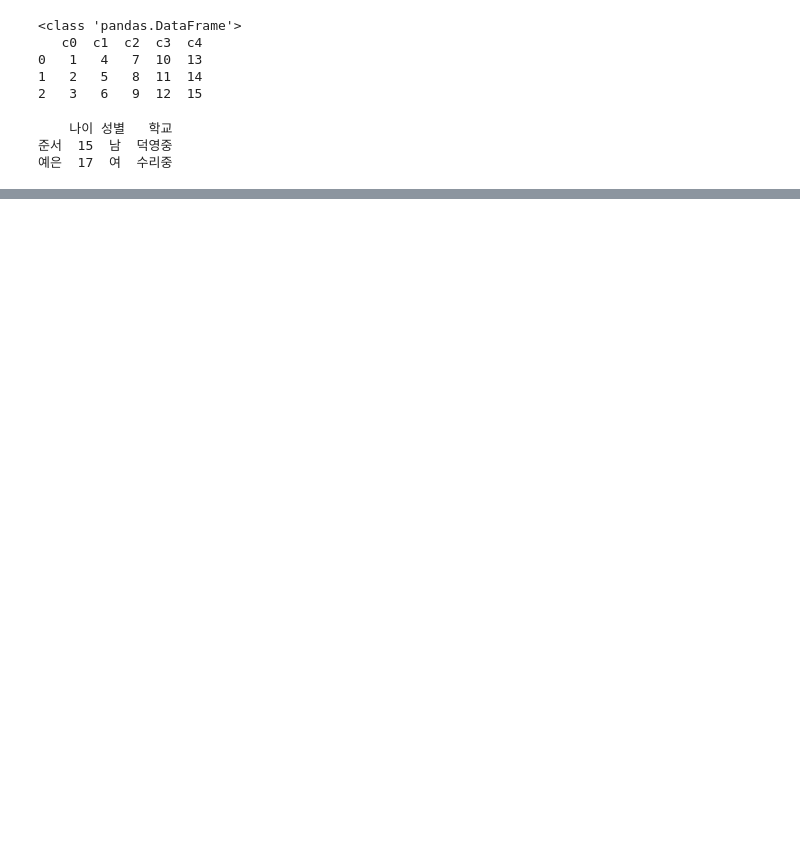
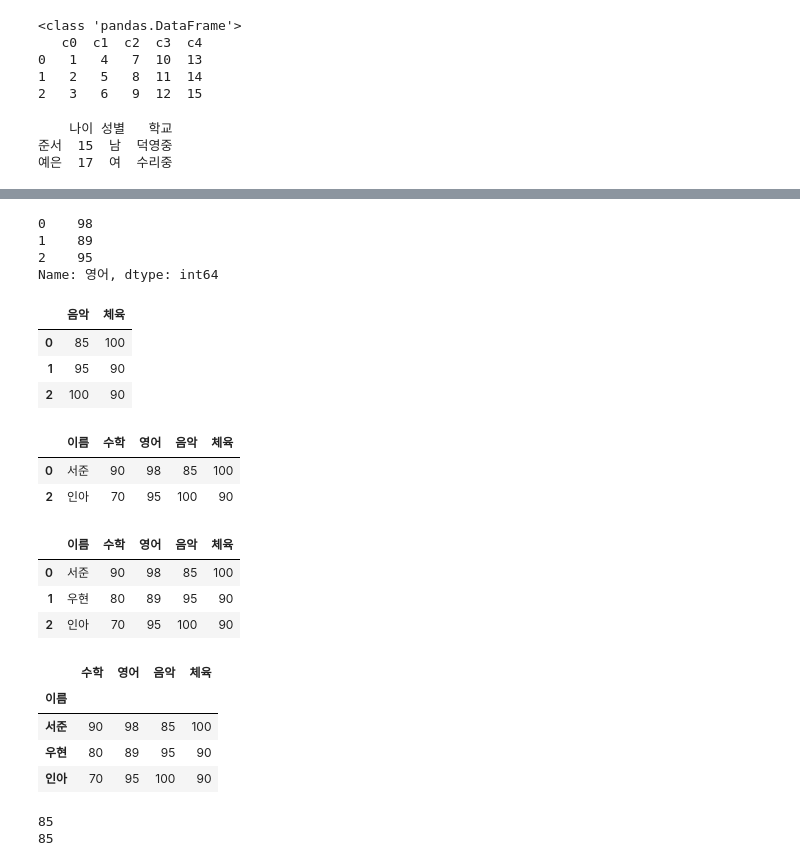
Before and after one commit to jhy5317/17-data-analysis, a Jupyter notebook: 02_데이터프레임.ipynb, the cells around one changed output, grey strips where cells are left out. Drawn from its saved outputs; the diff is of its cells as text; code cells hidden in the pictures; blank space fills up the shorter version.

```diff
--- a/02_데이터프레임.ipynb
+++ b/02_데이터프레임.ipynb
@@ -38,0 +278,15 @@ print(df)
+# %%
+# 열 1개 선택
+
+# 열 1개 선택: DataFrame객체["열이름"] 또는 DataFrame객체.열이름
+
+exam_data = {
+    "이름": ["서준", "우현", "인아"],
+    "수학": [90, 80, 70],
+    "영어": [98, 89, 95],
+    "음악": [85, 95, 100],
+    "체육": [100, 90, 90]
+}
+
+df = pd.DataFrame(exam_data)
+df
@@ -38,0 +306,57 @@ print(df)
+# %%
+english = df.영어
+english
+# %% [output]
+0    98
+1    89
+2    95
+Name: 영어, dtype: int64
+# %%
+music_gym = df[["음악", "체육"]]
+music_gym
+# %% [output]
+|  | 음악 | 체육 |
+| 0 | 85 | 100 |
+| 1 | 95 | 90 |
+| 2 | 100 | 90 |
+# %%
+# 범위 슬라이싱
+
+# 범위 슬라이싱: DataFrame객체.iloc[시작인덱스:끝인덱스:슬라이싱간격]
+
+df.iloc[::2]
+# %% [output]
+|  | 이름 | 수학 | 영어 | 음악 | 체육 |
+| 0 | 서준 | 90 | 98 | 85 | 100 |
+| 2 | 인아 | 70 | 95 | 100 | 90 |
+# %%
+# 원소 선택
+
+# 인덱스이름: DataFrame객체.loc[행인덱스, 열이름]
+# 정수위치인덱스: DataFrame객체.iloc[행번호, 열번호]
+
+df
+# %% [output]
+|  | 이름 | 수학 | 영어 | 음악 | 체육 |
+| 0 | 서준 | 90 | 98 | 85 | 100 |
+| 1 | 우현 | 80 | 89 | 95 | 90 |
+| 2 | 인아 | 70 | 95 | 100 | 90 |
+# %%
+df = df.set_index("이름")
+# %%
+df
+# %% [output]
+|  | 수학 | 영어 | 음악 | 체육 |
+| 이름 |  |  |  |  |
+| 서준 | 90 | 98 | 85 | 100 |
+| 우현 | 80 | 89 | 95 | 90 |
+| 인아 | 70 | 95 | 100 | 90 |
+# %%
+a = df.loc["서준", "음악"]
+print(a)
+
+b = df.iloc[0,2]
+print(b)
+# %% [output]
+85
+85
```
Also changed, not shown: parts of 41 cells of this notebook, 2 other files.
